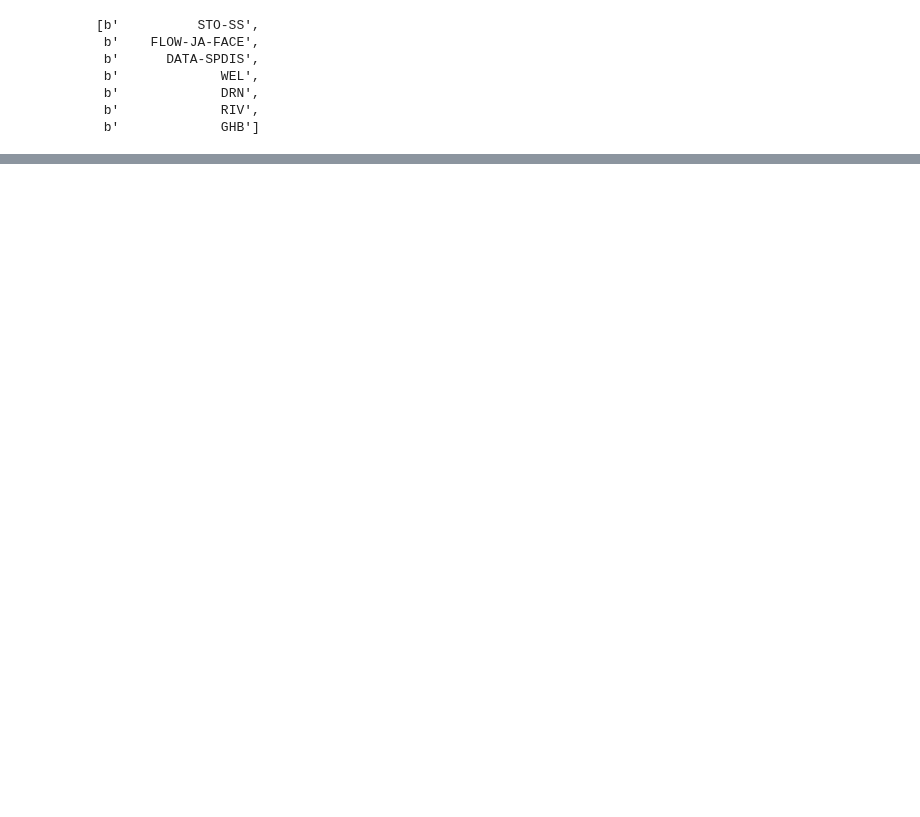
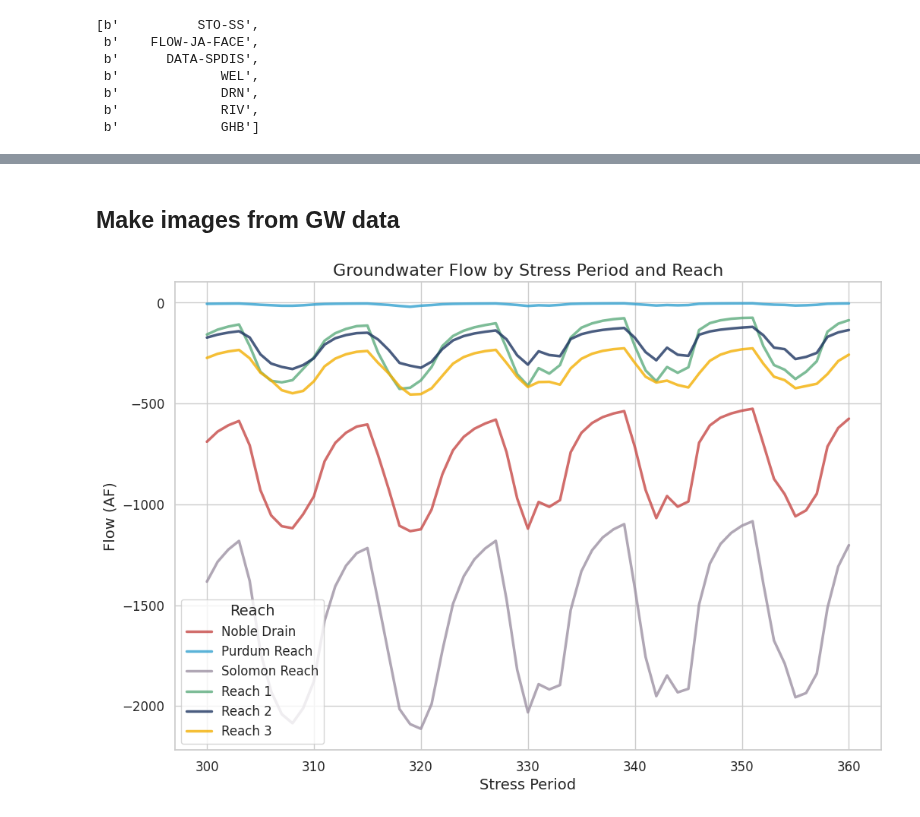
Before and after one commit to carlibeisel/mason_water_budget, a Jupyter notebook: tvgwfm.ipynb, the cells around one changed output, grey strips where cells are left out. Cells and saved outputs as stored; diff of their text form; code cells hidden in the pictures; blank space fills up the shorter version.

```diff
--- a/tvgwfm.ipynb
+++ b/tvgwfm.ipynb
@@ -70,0 +336,43 @@ AttributeError: module 'numpy' has no attribute 'sumna'
+# %% [markdown]
+## Make images from GW data
+# %%
+# -------------------------------- #
+# Figure: Reach GW Gains per month
+# -------------------------------- #
+
+# This plot is from the perspective of the GW (showing GW losses)
+
+results_df = pd.read_csv('/content/drive/MyDrive/Data/Mason Water Budget/data_output/groundwater_out/reach_gw_afpermonth.csv')
+
+sns.set(style="whitegrid")
+
+# for Reaches
+reach_palette = {
+    "Reach 1": "#5CAB7D",
+    "Reach 2": "#1D3461",
+    "Reach 3": "#F3AF04",
+    "Purdum Reach": "#32A0CF",
+    "Solomon Reach": "#9D91A3",
+    "Noble Drain": "#C64846"
+}
+
+plt.figure(figsize=(12, 8))
+sns.lineplot(
+    data=results_df,
+    x='Stress Period',
+    y='Weighted Sum',
+    hue='Reach',
+    palette=reach_palette,
+    linewidth=2.5,
+    alpha=0.8
+)
+
+plt.title('Groundwater Flow by Stress Period and Reach', fontsize=16)
+plt.xlabel('Stress Period', fontsize=14)
+plt.ylabel('Flow (AF)', fontsize=14)
+plt.legend(title='Reach', fontsize=12, title_fontsize=14)
+plt.xticks(fontsize=12)
+plt.yticks(fontsize=12)
+plt.show()
+# %% [output]
+[figure, added]
```
Also changed, not shown: parts of 11 cells of this notebook.
